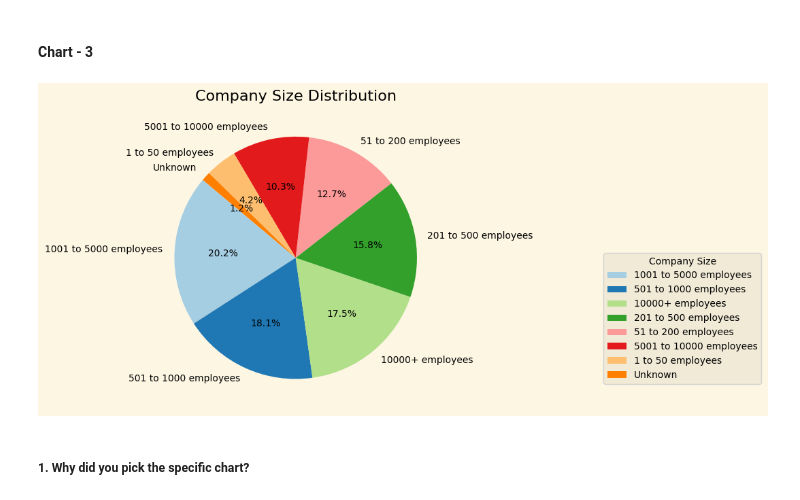
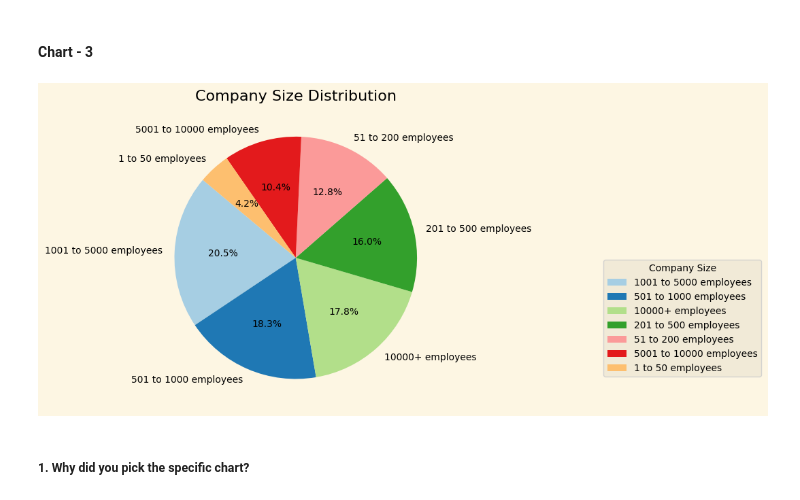
Before and after one commit to pmehta2612/Glassdoor-EDA-Project, a Jupyter notebook: Glassdoor_EDA(Exploratory_Data_Analysis)_Project.ipynb, the cells around one changed output. Saved outputs shown, nothing was run; the diff lists cells and outputs as text; code cells hidden in the pictures.

```diff
--- a/Glassdoor_EDA(Exploratory_Data_Analysis)_Project.ipynb
+++ b/Glassdoor_EDA(Exploratory_Data_Analysis)_Project.ipynb
@@ -449,23 +449,23 @@ Yes, potential negative impacts include:
 # %%
 # Chart - 3 visualization code
 # Count occurrences of each company size
-df = df[df['Size'] != '-1']
+df = df[df['Size'] != 'Unknown']
 company_size_counts = df['Size'].value_counts()
 # Plot the pie chart
 plt.figure(figsize=(9, 5))
 plt.pie(company_size_counts, labels=company_size_counts.index, autopct='%1.1f%%',
                                    colors=plt.cm.Paired.colors, startangle=140)
 # Add a legend outside the pie chart
 plt.legend(company_size_counts.index, title="Company Size", loc="center left", bbox_to_anchor=(1.5, 0.3))
 
 # Title of the chart
 plt.title("Company Size Distribution")
 # Adjust layout to prevent overlap
 plt.tight_layout()
 # Show plot
 plt.show()
 # %% [output]
-[figure, old version]
+[figure, new version]
 # %% [markdown]
 ##### 1. Why did you pick the specific chart?
 # %% [markdown]
```
